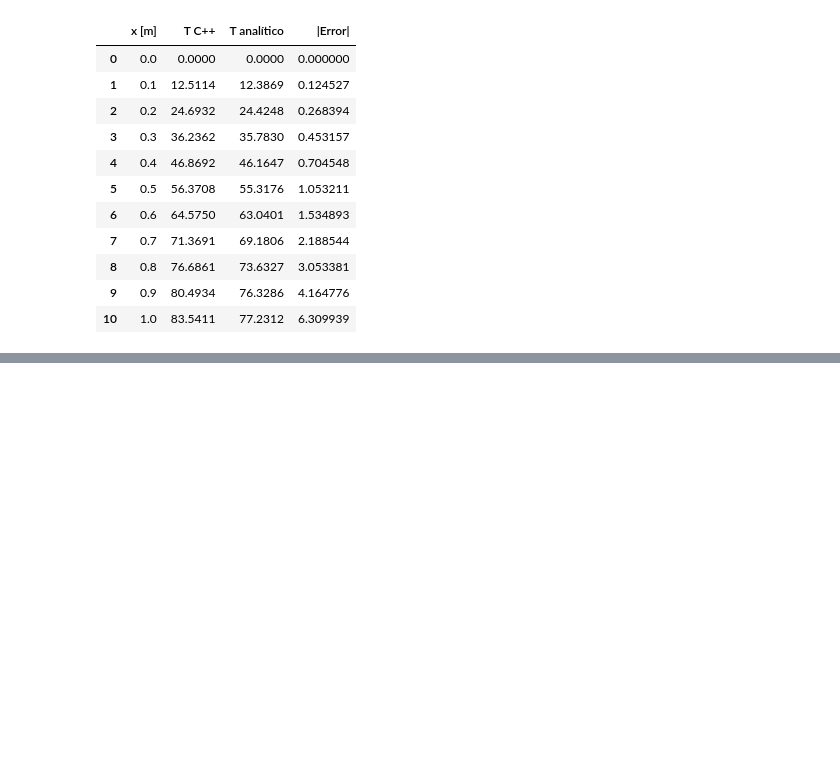
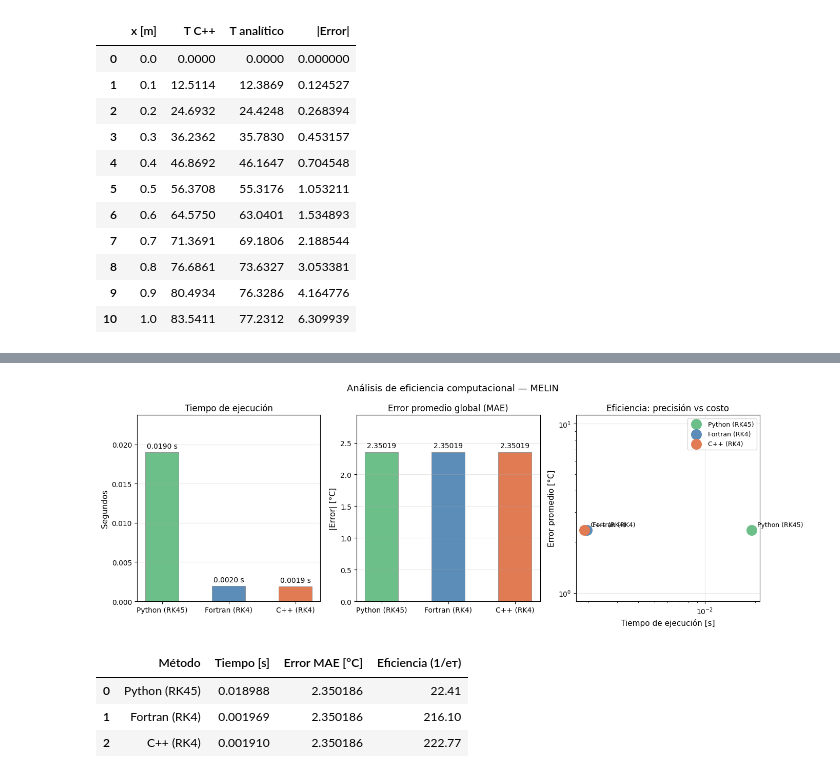
Before and after one commit to campereza043/MFC2026, a Jupyter notebook: Parcial1/CrankNicolson/Gráficas.ipynb, the cells around one changed output, grey strips where cells are left out. Saved outputs shown, nothing was run; the diff lists cells and outputs as text; code cells hidden in the pictures; blank space fills up the shorter version.

```diff
--- a/Parcial1/CrankNicolson/Gráficas.ipynb
+++ b/Parcial1/CrankNicolson/Gráficas.ipynb
@@ -451,0 +582,79 @@ display(df_cpp)
+# %%
+# ── Eficiencia: error vs tiempo de ejecución ─────────────────
+tiempos_ejec = {
+    'Python (RK45)' : 0.018988,
+    'Fortran (RK4)' : 0.001969,
+    'C++ (RK4)'     : 0.001910,
+}
+
+# Error promedio global (promedio sobre todos los tiempos)
+err_global_py = np.mean(err_py_med)
+err_global_f  = np.mean(err_f_med)
+err_global_c  = np.mean(err_c_med)
+
+metodos     = list(tiempos_ejec.keys())
+t_ejec      = list(tiempos_ejec.values())
+errores     = [err_global_py, err_global_f, err_global_c]
+colores_met = ['#6DBF8A', '#5B8DB8', '#E07B54']
+
+# ── Eficiencia = 1 / (error * tiempo) ───────────────────────
+# Cuanto mayor, mejor relación precisión/costo
+eficiencia = [1 / (e * t) for e, t in zip(errores, t_ejec)]
+
+fig, axes = plt.subplots(1, 3, figsize=(14, 5))
+
+# ── Subgráfica 1: Tiempo de ejecución ───────────────────────
+bars1 = axes[0].bar(metodos, t_ejec, color=colores_met,
+                    width=0.5, edgecolor='gray', linewidth=0.5)
+for b, v in zip(bars1, t_ejec):
+    axes[0].text(b.get_x() + b.get_width()/2, v + 0.0003,
+                 f'{v:.4f} s', ha='center', va='bottom', fontsize=10)
+axes[0].set_title('Tiempo de ejecución', fontsize=12)
+axes[0].set_ylabel('Segundos', fontsize=11)
+axes[0].set_ylim(0, max(t_ejec) * 1.25)
+axes[0].grid(axis='y', alpha=0.3)
+
+# ── Subgráfica 2: Error promedio global ──────────────────────
+bars2 = axes[1].bar(metodos, errores, color=colores_met,
+                    width=0.5, edgecolor='gray', linewidth=0.5)
+for b, v in zip(bars2, errores):
+    axes[1].text(b.get_x() + b.get_width()/2, v + max(errores)*0.02,
+                 f'{v:.5f}', ha='center', va='bottom', fontsize=10)
+axes[1].set_title('Error promedio global (MAE)', fontsize=12)
+axes[1].set_ylabel('|Error| [°C]', fontsize=11)
+axes[1].set_ylim(0, max(errores) * 1.25)
+axes[1].grid(axis='y', alpha=0.3)
+
+# ── Subgráfica 3: Eficiencia (dispersión error vs tiempo) ────
+for i, (m, t, e, c) in enumerate(zip(metodos, t_ejec, errores, colores_met)):
+    axes[2].scatter(t, e, color=c, s=200, zorder=5, label=m)
+    axes[2].annotate(m, (t, e),
+                     textcoords='offset points',
+                     xytext=(8, 5), fontsize=9)
+
+axes[2].set_xlabel('Tiempo de ejecución [s]', fontsize=11)
+axes[2].set_ylabel('Error promedio [°C]',      fontsize=11)
+axes[2].set_title('Eficiencia: precisión vs costo', fontsize=12)
+axes[2].set_xscale('log')
+axes[2].set_yscale('log')
+axes[2].grid(True, alpha=0.3)
+axes[2].legend(fontsize=9)
+
+fig.suptitle('Análisis de eficiencia computacional — MELIN', fontsize=13)
+plt.tight_layout()
+plt.show()
+
+# ── Tabla resumen ────────────────────────────────────────────
+df_efic = pd.DataFrame({
+    'Método'            : metodos,
+    'Tiempo [s]'        : np.round(t_ejec,      6),
+    'Error MAE [°C]'    : np.round(errores,      6),
+    'Eficiencia (1/eт)' : np.round(eficiencia,   2),
+})
+display(df_efic)
+# %% [output]
+[figure, added]
+|  | Método | Tiempo [s] | Error MAE [°C] | Eficiencia (1/eт) |
+| 0 | Python (RK45) | 0.018988 | 2.350186 | 22.41 |
+| 1 | Fortran (RK4) | 0.001969 | 2.350186 | 216.10 |
+| 2 | C++ (RK4) | 0.001910 | 2.350186 | 222.77 |
```
Also changed, not shown: parts of 3 cells of this notebook, 2 other files.
